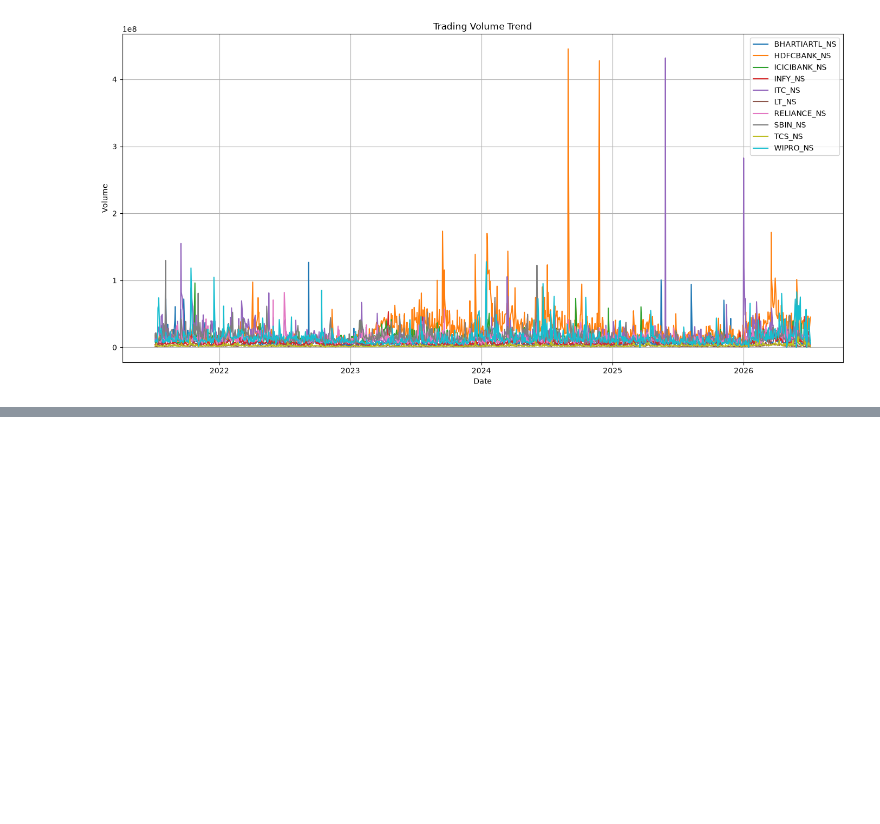
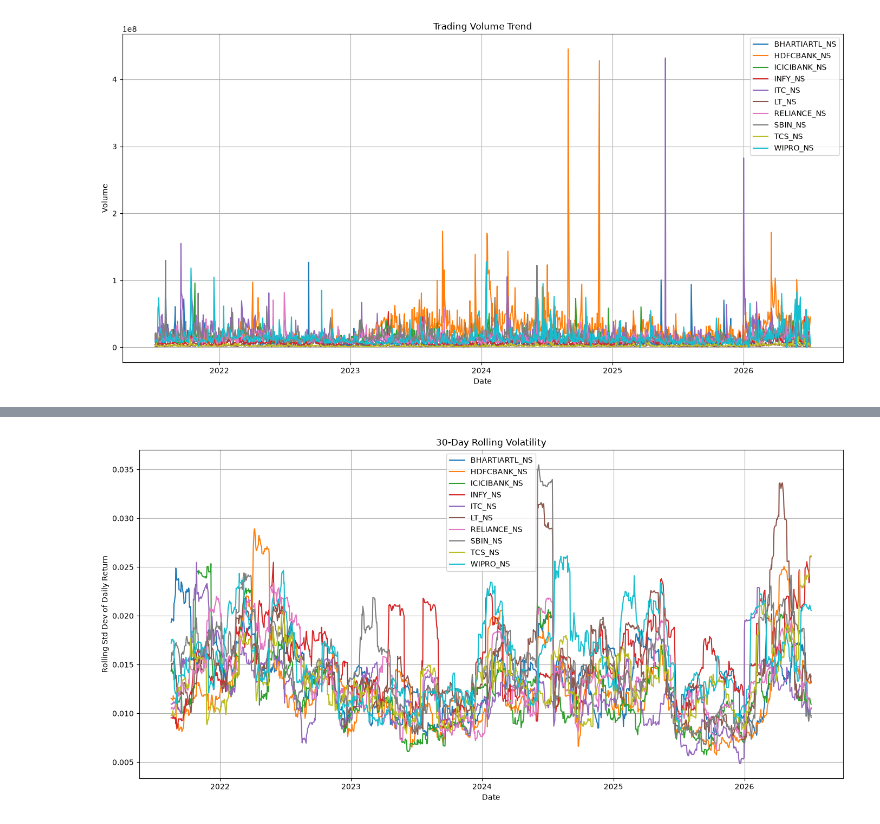
Before and after one commit to komolikadagare25/Portfolio-recommendation-system, a Jupyter notebook: ml/notebooks/EDA.ipynb, the cells around one changed output, grey strips where cells are left out. Cells and saved outputs as stored; diff of their text form; code cells hidden in the pictures; blank space fills up the shorter version.

```diff
--- a/ml/notebooks/EDA.ipynb
+++ b/ml/notebooks/EDA.ipynb
@@ -161,0 +242,19 @@ plt.show()
+# %%
+rolling_volatility_df = daily_return_df.rolling(window=30).std()
+
+plt.figure(figsize=(14, 7))
+
+for ticker in rolling_volatility_df.columns:
+    plt.plot(rolling_volatility_df.index, rolling_volatility_df[ticker], label=ticker)
+
+plt.title("30-Day Rolling Volatility")
+plt.xlabel("Date")
+plt.ylabel("Rolling Std Dev of Daily Return")
+plt.legend()
+plt.grid(True)
+plt.tight_layout()
+
+plt.savefig(FIGURES_DIR / "rolling_volatility.png")
+plt.show()
+# %% [output]
+[figure, added]
```
Also changed, not shown: parts of 15 cells of this notebook, 7 other files.
